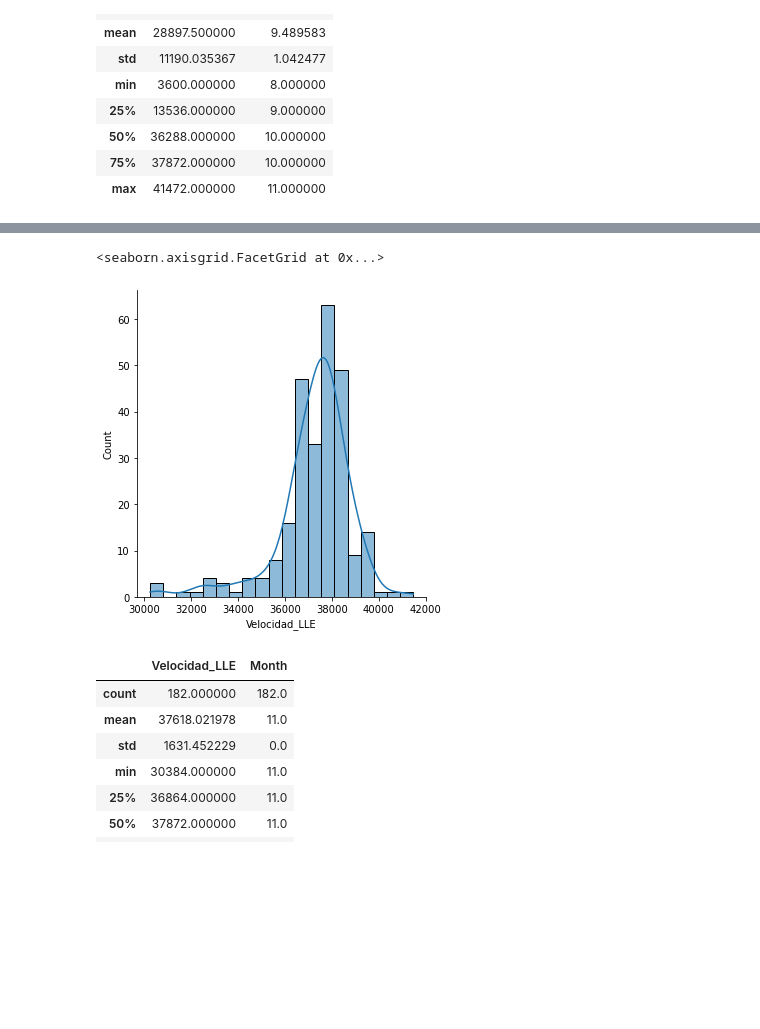
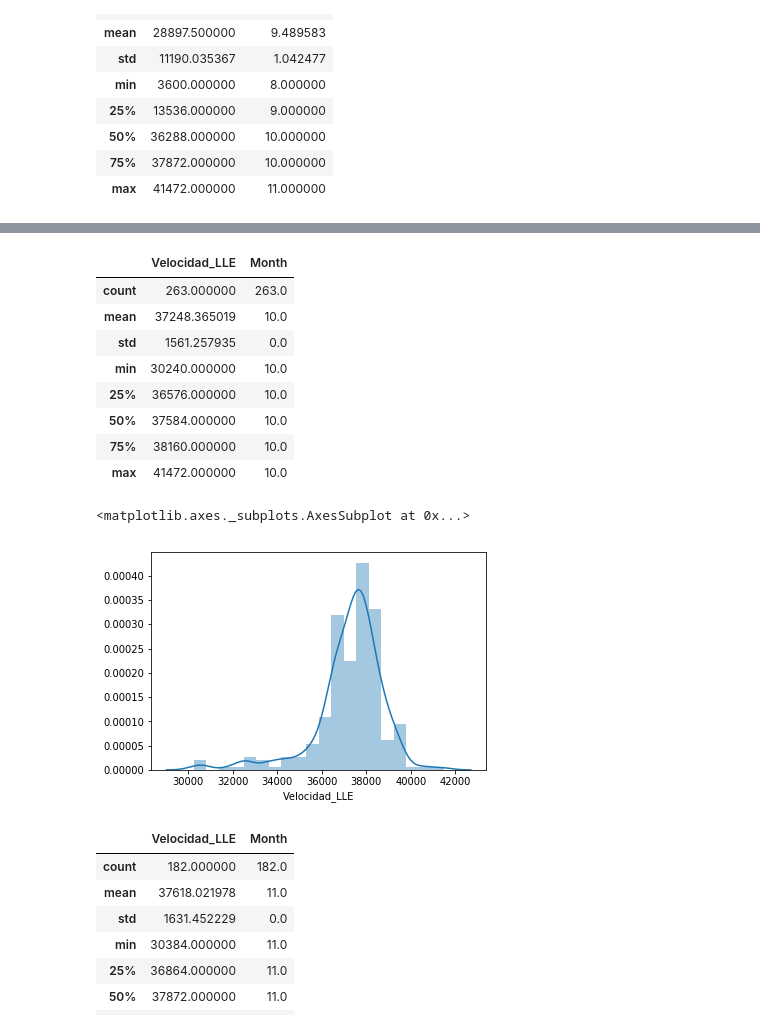
Before and after one commit to doblevm/analysisGLY, a Jupyter notebook: Analysis GLY CLP.ipynb, the cells around one changed output, grey strips where cells are left out. Drawn from its saved outputs; the diff is of its cells as text; code cells hidden in the pictures; blank space fills up the shorter version.

```diff
--- a/Analysis GLY CLP.ipynb
+++ b/Analysis GLY CLP.ipynb
@@ -150,10 +174,22 @@ sns.displot(df_excel_mod_sept["Velocidad_LLE"], kde=True, bins=20)
 # %%
 df_excel_mod_oct = df_excel[(df_excel['Velocidad_LLE'] > 30000) & (df_excel['Month'] == 10)]
+# %%
+df_excel_mod_oct.describe()
+# %% [output]
+|  | Velocidad_LLE | Month |
+| count | 263.000000 | 263.0 |
+| mean | 37248.365019 | 10.0 |
+| std | 1561.257935 | 0.0 |
+| min | 30240.000000 | 10.0 |
+| 25% | 36576.000000 | 10.0 |
+| 50% | 37584.000000 | 10.0 |
+| 75% | 38160.000000 | 10.0 |
+| max | 41472.000000 | 10.0 |
 # %%
-sns.displot(df_excel_mod_oct["Velocidad_LLE"], kde=True, bins=20)
+sns.distplot(df_excel_mod_oct["Velocidad_LLE"], kde=True, bins=20)
 # %% [output]
-<seaborn.axisgrid.FacetGrid at 0x...>
+<matplotlib.axes._subplots.AxesSubplot at 0x...>
-[figure, old version]
+[figure, new version]
 # %%
 df_excel_mod_nov = df_excel[(df_excel['Velocidad_LLE'] > 30000) & (df_excel['Month'] == 11)]
 # %%
```
Also changed, not shown: parts of 7 cells of this notebook.
